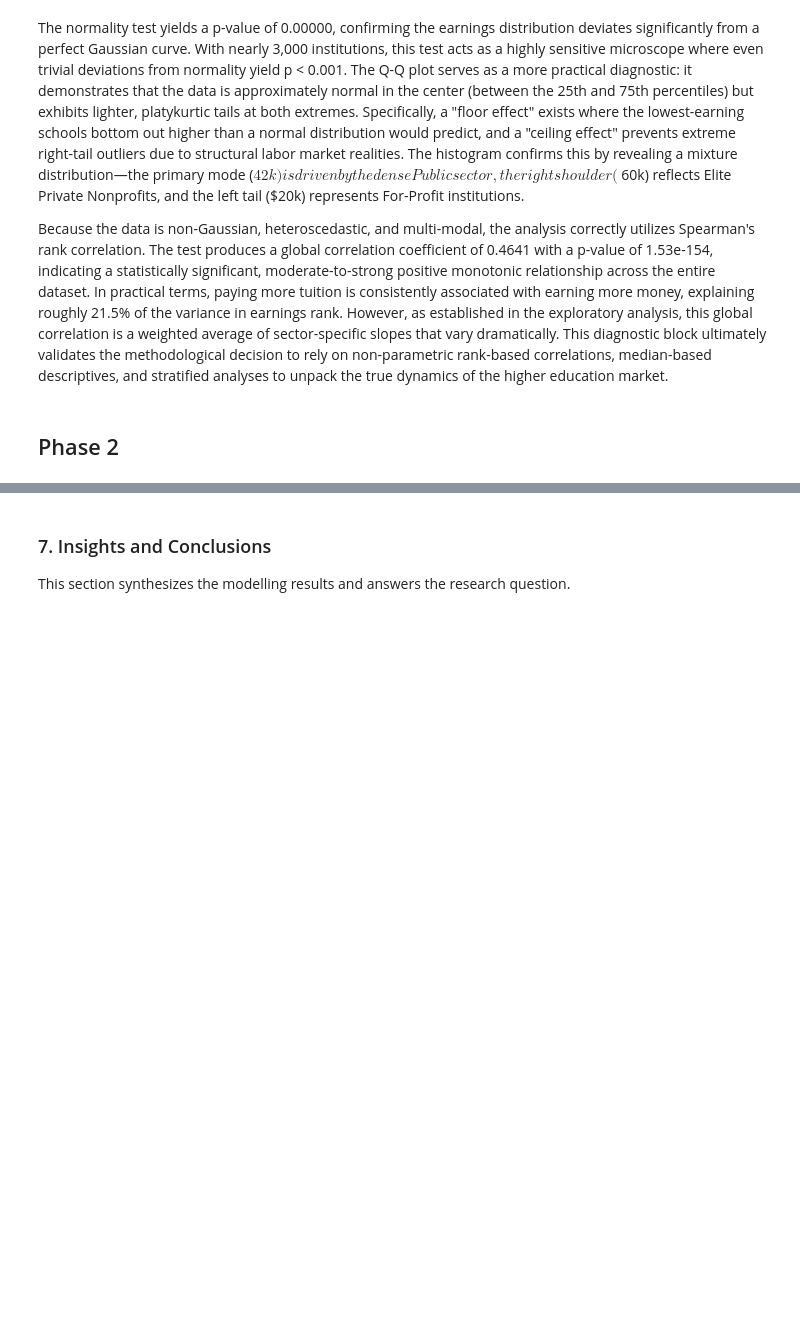
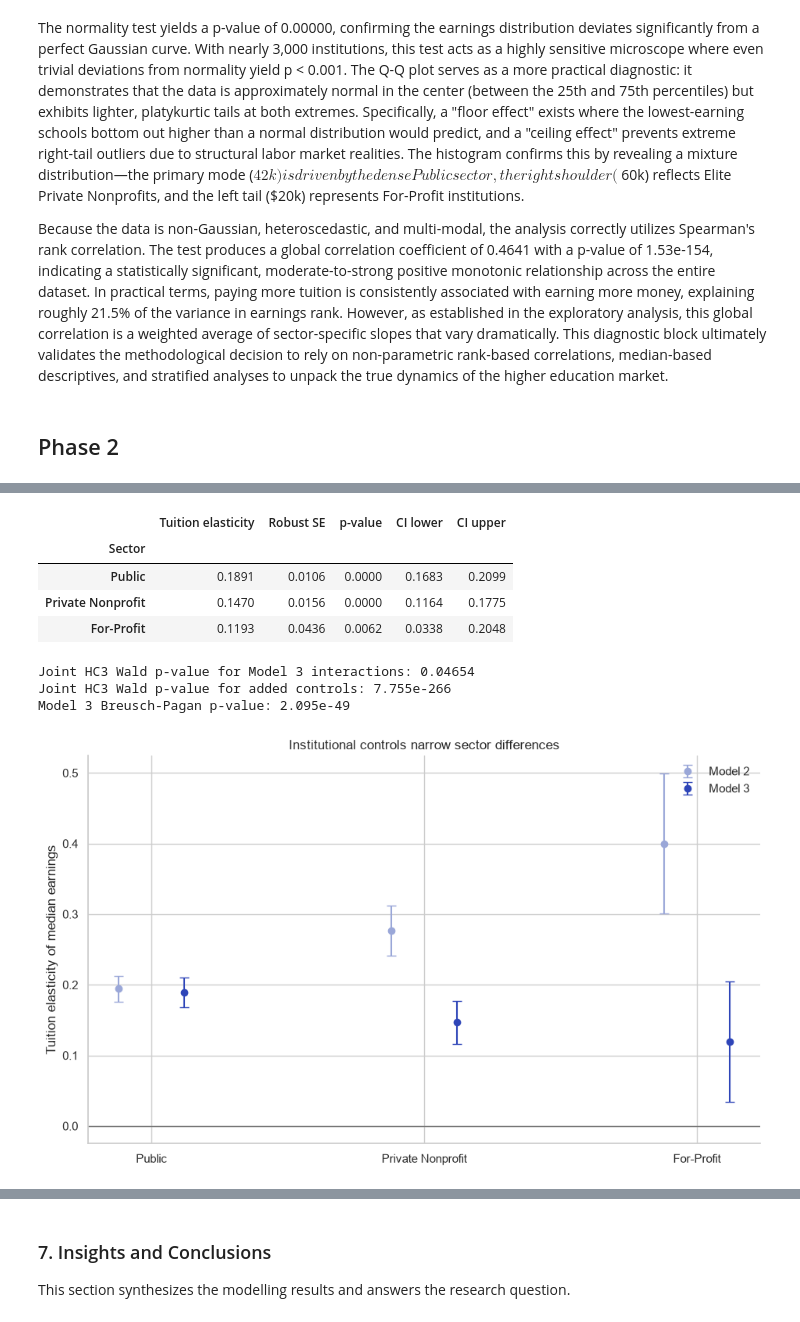
Before and after one commit to sakudiff/Data-102-MC01, a Jupyter notebook: DATA102_Project_Group1.ipynb, the cells around one changed output, grey strips where cells are left out. Cells and saved outputs as stored; diff of their text form; code cells hidden in the pictures; blank space fills up the shorter version.

```diff
--- a/DATA102_Project_Group1.ipynb
+++ b/DATA102_Project_Group1.ipynb
@@ -905,0 +1011,71 @@ plt.show()
+# %%
+model3 = smf.ols(model3_formula, data=model_data).fit(cov_type="HC3")
+model3_slopes = sector_slope_table(model3)
+model3_interactions = [
+    name for name in model3.params.index if name.startswith("log_tuition:")
+]
+model3_control_terms = [
+    name
+    for name in model3.params.index
+    if name == "log_enrollment"
+    or name.startswith("C(PREDDEG")
+    or name.startswith("C(STATE_CONTROL)")
+]
+model3_interaction_statistic, model3_interaction_p_value = joint_wald_test(
+    model3, model3_interactions
+)
+model3_control_statistic, model3_control_p_value = joint_wald_test(
+    model3, model3_control_terms
+)
+model3_bp_statistic, model3_bp_p_value, _, _ = het_breuschpagan(
+    model3.resid, model3.model.exog
+)
+
+model_comparison = model_fit_table(
+    {"Model 1": model1, "Model 2": model2, "Model 3": model3}
+)
+display(model_comparison)
+display(model3_slopes.round(4))
+print(f"Joint HC3 Wald p-value for Model 3 interactions: {model3_interaction_p_value:.4g}")
+print(f"Joint HC3 Wald p-value for added controls: {model3_control_p_value:.4g}")
+print(f"Model 3 Breusch-Pagan p-value: {model3_bp_p_value:.4g}")
+
+slope_comparison = pd.concat(
+    {
+        "Model 2": model2_slopes,
+        "Model 3": model3_slopes,
+    },
+    names=["Model", "Sector"],
+).reset_index()
+
+fig, ax = plt.subplots(figsize=(9.5, 5.8))
+sector_order = ["Public", "Private Nonprofit", "For-Profit"]
+base_positions = np.arange(len(sector_order))
+for offset, model_name, color in [
+    (-0.12, "Model 2", "#9AA7D8"),
+    (0.12, "Model 3", "#2E45B8"),
+]:
+    plotted = slope_comparison[slope_comparison["Model"] == model_name].set_index("Sector").loc[sector_order]
+    estimates = plotted["Tuition elasticity"].to_numpy()
+    lower_errors = estimates - plotted["CI lower"].to_numpy()
+    upper_errors = plotted["CI upper"].to_numpy() - estimates
+    ax.errorbar(
+        base_positions + offset,
+        estimates,
+        yerr=np.vstack([lower_errors, upper_errors]),
+        fmt="o",
+        capsize=4,
+        color=color,
+        label=model_name,
+    )
+
+ax.axhline(0, color="#777777", linewidth=1)
+ax.set_xticks(base_positions, sector_order)
+ax.set_ylabel("Tuition elasticity of median earnings")
+ax.set_title("Institutional controls narrow sector differences")
+ax.legend(frameon=False)
+ax.spines["top"].set_visible(False)
+ax.spines["right"].set_visible(False)
+plt.tight_layout()
+plt.show()
+# %% [output]
@@ -905,0 +1087,9 @@ plt.show()
+|  | Tuition elasticity | Robust SE | p-value | CI lower | CI upper |
+| Sector |  |  |  |  |  |
+| Public | 0.1891 | 0.0106 | 0.0000 | 0.1683 | 0.2099 |
+| Private Nonprofit | 0.1470 | 0.0156 | 0.0000 | 0.1164 | 0.1775 |
+| For-Profit | 0.1193 | 0.0436 | 0.0062 | 0.0338 | 0.2048 |
+Joint HC3 Wald p-value for Model 3 interactions: 0.04654
+Joint HC3 Wald p-value for added controls: 7.755e-266
+Model 3 Breusch-Pagan p-value: 2.095e-49
+[figure, added]
```
Also changed, not shown: parts of 17 cells of this notebook, 2 other files.
